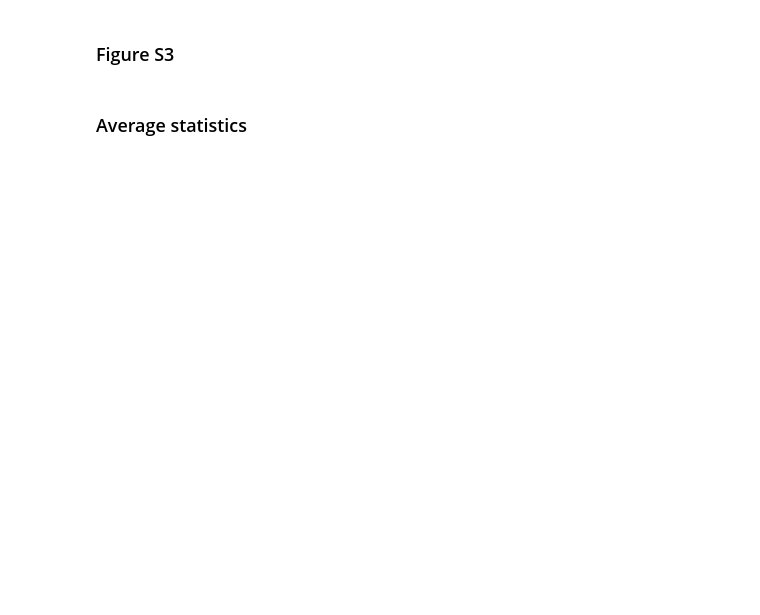
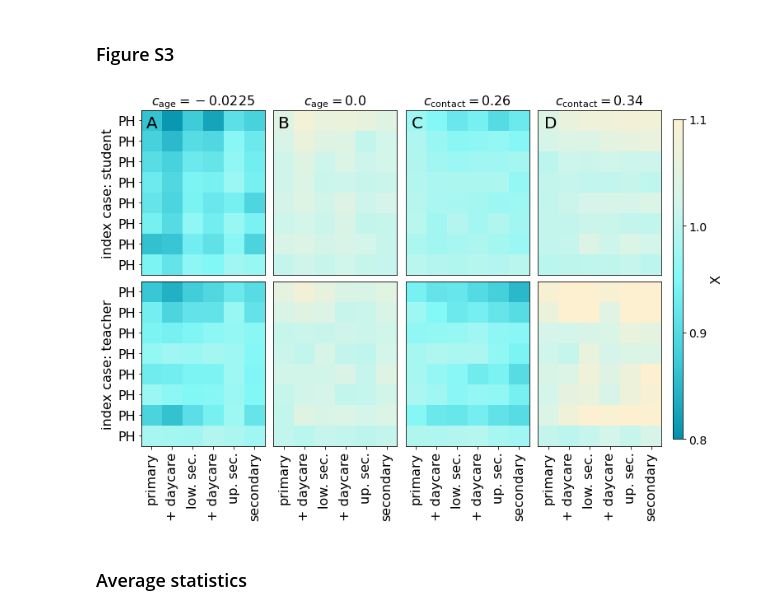
Before and after one commit to JanaLasser/school_SEIRX, a Jupyter notebook: code/sensitivity_analysis/sensitivity_analysis_visualizations.ipynb, the cells around one changed output. Saved outputs shown, nothing was run; the diff lists cells and outputs as text; code cells hidden in the pictures; blank space fills up the shorter version.

```diff
--- a/code/sensitivity_analysis/sensitivity_analysis_visualizations.ipynb
+++ b/code/sensitivity_analysis/sensitivity_analysis_visualizations.ipynb
@@ -1696,34 +1714,36 @@ for j in range(4):
             axes[i, j].set_xticks(range(len(school_types)))
             axes[i, j].set_xticklabels(['primary', '+ daycare', 'low. sec.',
                             '+ daycare', 'up. sec.', 'secondary'], fontsize=16)
             axes[i, j].tick_params(axis='x', rotation=90)
         else:
             axes[i, j].set_xticklabels([])
             axes[i, j].set_xticks([])
 
 axes[0, 0].set_ylabel('index case: student', fontsize=16)
 axes[1, 0].set_ylabel('index case: teacher', fontsize=16)
 
 cbar_ax2 = fig.add_axes([0.91, 0.14, 0.015, 0.72])
 cbar2 = fig.colorbar(colormaps['cw_0.26']['N_infected']['img'], cax=cbar_ax2,
                     orientation='vertical', ticks=[0.8, 0.9, 1.0, 1.1])
 cbar2.set_label('X', fontsize=16)
 cbar_ax2.xaxis.set_ticks_position('top')
 cbar_ax2.xaxis.set_label_position('top')
 cbar2.ax.tick_params(labelsize=14)
 
 plt.subplots_adjust(wspace=0.0, hspace=0.04)
 
 fig.text(0.138, 0.84, 'A', fontsize=20)
 fig.text(0.332, 0.84, 'B', fontsize=20)
 fig.text(0.527, 0.84, 'C', fontsize=20)
 fig.text(0.722, 0.84, 'D', fontsize=20)
 
 
 #fig.tight_layout()
 plt.savefig(join(dst, 'sensitivity_analysis_calibration.svg'))
 plt.savefig(join(dst, 'sensitivity_analysis_calibration.pdf'),
-            bbox_extra_artists=[cbar1])
+            bbox_extra_artists=[cbar2])
+# %% [output]
+[figure, added]
 # %% [markdown]
 ### Average statistics
 # %%
```
Also changed, not shown: parts of 3 cells of this notebook.
